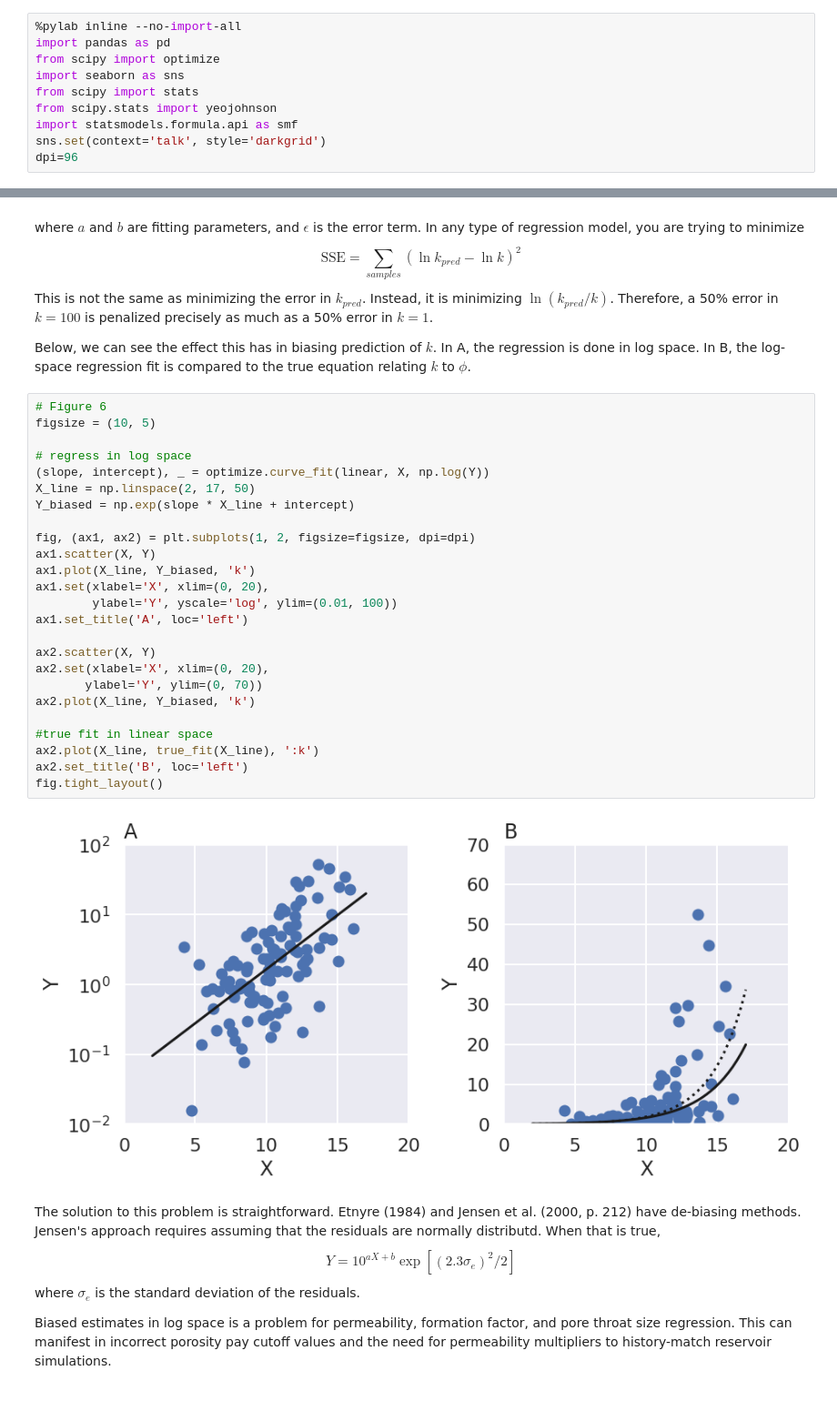
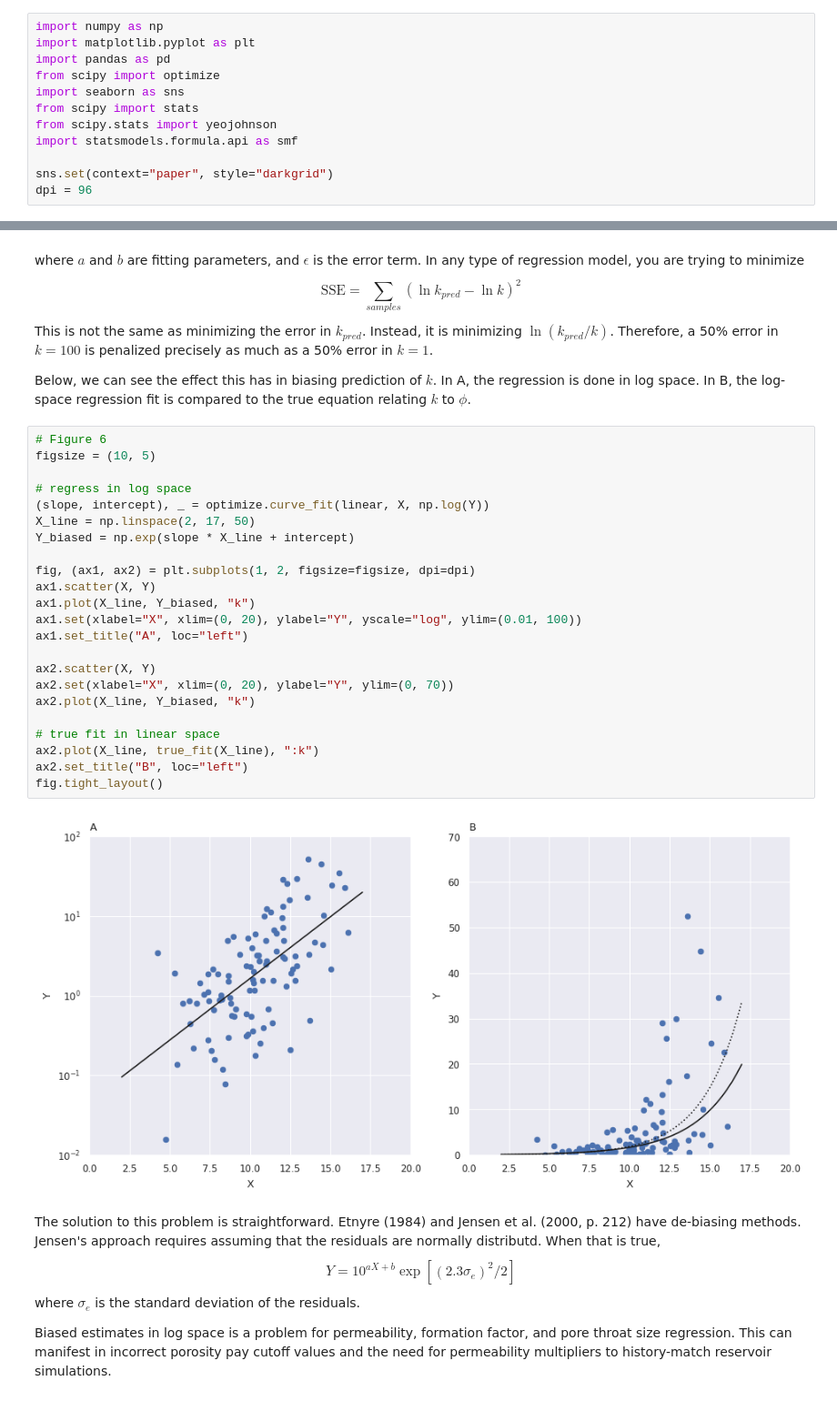
Before and after one commit to frank1010111/statistical_missteps, a Jupyter notebook: Regressing on transformed variables.ipynb, the cells around one changed output, grey strips where cells are left out. Shown: that part at 91% size. Drawn from its saved outputs; the diff is of its cells as text.

```diff
--- a/Regressing on transformed variables.ipynb
+++ b/Regressing on transformed variables.ipynb
@@ -1,12 +1,14 @@
 # %% [markdown]
 # Miststep 2: Bias from regressing on transformed variables
 # %%
-%pylab inline --no-import-all
+import numpy as np
+import matplotlib.pyplot as plt
 import pandas as pd
 from scipy import optimize
 import seaborn as sns
 from scipy import stats
 from scipy.stats import yeojohnson
 import statsmodels.formula.api as smf
-sns.set(context='talk', style='darkgrid')
-dpi=96
+
+sns.set(context="paper", style="darkgrid")
+dpi = 96
@@ -78,30 +86,28 @@ Below, we can see the effect this has in biasing prediction of $k$. In A, the re
 # %%
 # Figure 6
 figsize = (10, 5)
 
 # regress in log space
 (slope, intercept), _ = optimize.curve_fit(linear, X, np.log(Y))
 X_line = np.linspace(2, 17, 50)
 Y_biased = np.exp(slope * X_line + intercept)
 
 fig, (ax1, ax2) = plt.subplots(1, 2, figsize=figsize, dpi=dpi)
 ax1.scatter(X, Y)
-ax1.plot(X_line, Y_biased, 'k')
-ax1.set(xlabel='X', xlim=(0, 20),
-        ylabel='Y', yscale='log', ylim=(0.01, 100))
-ax1.set_title('A', loc='left')
+ax1.plot(X_line, Y_biased, "k")
+ax1.set(xlabel="X", xlim=(0, 20), ylabel="Y", yscale="log", ylim=(0.01, 100))
+ax1.set_title("A", loc="left")
 
 ax2.scatter(X, Y)
-ax2.set(xlabel='X', xlim=(0, 20),
-       ylabel='Y', ylim=(0, 70))
-ax2.plot(X_line, Y_biased, 'k')
+ax2.set(xlabel="X", xlim=(0, 20), ylabel="Y", ylim=(0, 70))
+ax2.plot(X_line, Y_biased, "k")
 
-#true fit in linear space
-ax2.plot(X_line, true_fit(X_line), ':k')
-ax2.set_title('B', loc='left')
+# true fit in linear space
+ax2.plot(X_line, true_fit(X_line), ":k")
+ax2.set_title("B", loc="left")
 fig.tight_layout()
 # %% [output]
-[figure, old version]
+[figure, new version]
 # %% [markdown]
 The solution to this problem is straightforward. Etnyre (1984) and Jensen et al. (2000, p. 212) have de-biasing methods. Jensen's approach requires assuming that the residuals are normally distributd. When that is true,
 $$Y = 10^{aX + b} \exp[ (2.3 \sigma_e)^2 / 2]$$
```
Also changed, not shown: parts of 4 cells of this notebook, 3 other files.
